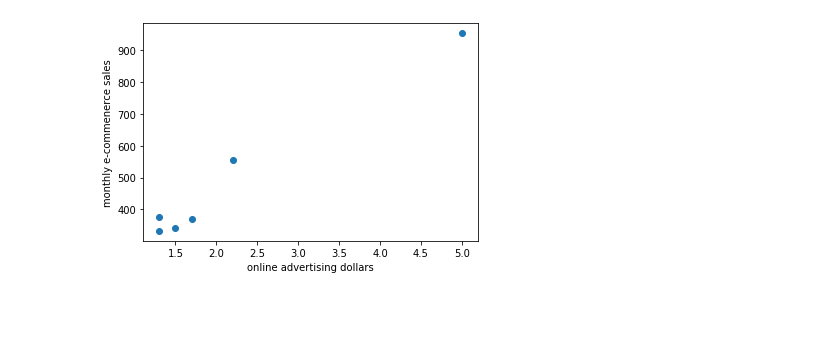
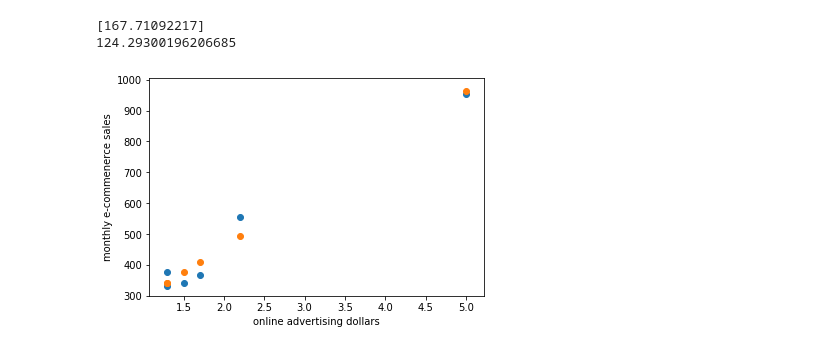
Before and after one commit to TianYu-hpu/machine_learning, a Jupyter notebook: LinearRegression.ipynb, the cells around one changed output. Saved outputs shown, nothing was run; the diff lists cells and outputs as text; code cells hidden in the pictures; blank space fills up the shorter version.

```diff
--- a/LinearRegression.ipynb
+++ b/LinearRegression.ipynb
@@ -1,22 +1,34 @@
 # %%
 import numpy as np
 import matplotlib.pyplot as plt
 from sklearn.linear_model import LinearRegression
 
 x_train = np.array([1.7, 1.5, 1.3, 5, 1.3, 2.2])
 
 y_train = np.array([368, 340, 376, 954, 332, 556])
+
 #使用默认的值进行初始化
+#参差平方
 lr = LinearRegression()
 #在scikit-learn中，训练数据x是二维数组，例子中是单维特征，需要变成二维数组
 x_train = x_train.reshape(-1, 1)
 #训练模型参数
 lr.fit(x_train, y_train)
 
 plt.scatter(x_train, y_train, label="Train Simples")
 
+
 plt.xlabel("online advertising dollars")
 plt.ylabel("monthly e-commenerce sales")
+#预测值
+y_predict = lr.predict(x_train)
+plt.scatter(x_train, y_predict, label="predict simples")
+#系数
+print(lr.coef_)
+#截距项
+print(lr.intercept_)
 plt.show()
 # %% [output]
+[167.71092217]
+124.29300196206685
-[figure, old version]
+[figure, new version]
```
Also changed, not shown: 15 other files.
